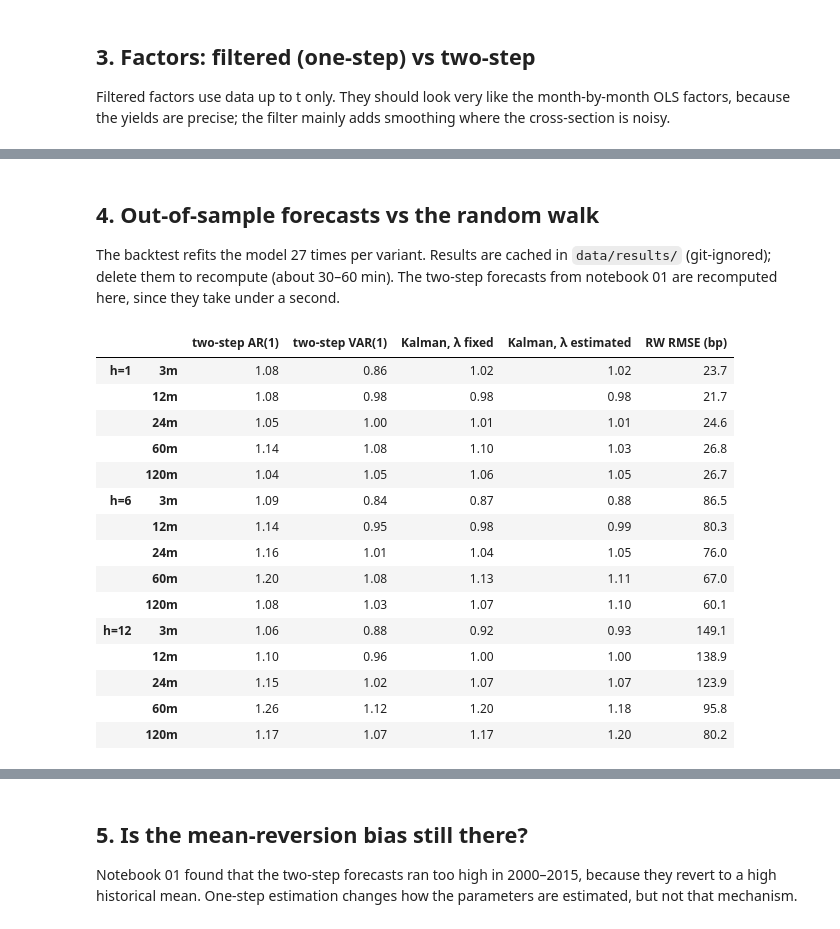
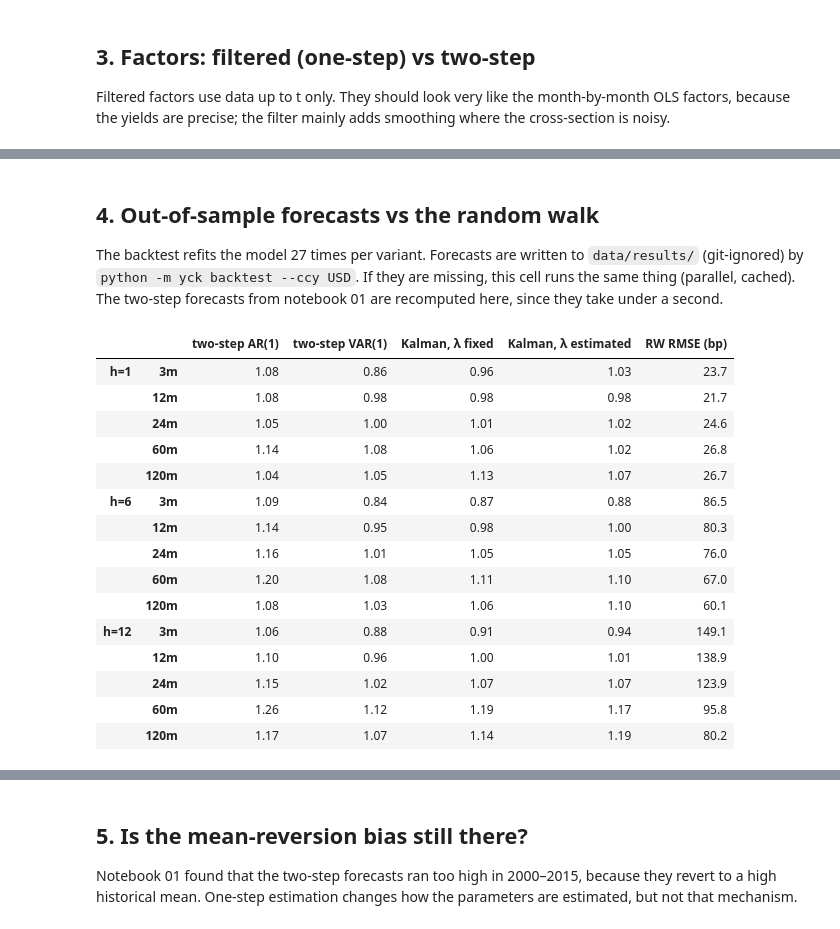
Before and after one commit to bdcdc20/yield-curve-kalman, a Jupyter notebook: notebooks/02_kalman_usd.ipynb, the cells around one changed output, grey strips where cells are left out. Drawn from its saved outputs; the diff is of its cells as text; code cells hidden in the pictures.

```diff
--- a/notebooks/02_kalman_usd.ipynb
+++ b/notebooks/02_kalman_usd.ipynb
@@ -37,11 +43,16 @@ print(f"{len(y)} months, {y.index[0]:%Y-%m} to {y.index[-1]:%Y-%m}")
 at about 30 months). Estimating it adds one parameter, so BIC is the fair
 comparison.
 # %%
-fits = {"λ fixed (0.0609)": fit_dns_mle(y), "λ estimated": fit_dns_mle(y, estimate_lambda=True)}
+fits = {
+    "λ fixed (0.0609)": fit_dns_mle(y, n_starts=6),
+    "λ estimated": fit_dns_mle(y, estimate_lambda=True, n_starts=6),
+    "λ estimated, no floor": fit_dns_mle(y, estimate_lambda=True, h_floor_bp=None, n_starts=6),
+}
 summary = pd.DataFrame({
     name: {"log-likelihood": f.loglik, "parameters": f.n_params, "BIC": f.bic, "λ": f.params.lam,
            "curvature peak (months)": 1.7933 / f.params.lam,
-           "max |eig(A)|": np.max(np.abs(np.linalg.eigvals(f.params.A))), "seconds": f.seconds}
+           "max |eig(A)|": np.max(np.abs(np.linalg.eigvals(f.params.A))),
+           "maturities at floor": int(np.sum(f.params.h <= 1.0001e-4)), "seconds": f.seconds}
     for name, f in fits.items()}).T
 summary.round(4)
 # %% [output]
@@ -107,50 +136,53 @@ axes[0].legend(fontsize=8, frameon=False); fig.tight_layout()
 # %% [markdown]
 ## 4. Out-of-sample forecasts vs the random walk
 
-The backtest refits the model 27 times per variant. Results are cached in
-`data/results/` (git-ignored); delete them to recompute (about 30–60 min).
+The backtest refits the model 27 times per variant. Forecasts are written to
+`data/results/` (git-ignored) by `python -m yck backtest --ccy USD`. If they
+are missing, this cell runs the same thing (parallel, cached).
 The two-step forecasts from notebook 01 are recomputed here, since they take
 under a second.
 # %%
 def kalman_fc(tag, estimate_lambda):
     files = {h: RESULTS / f"fc_USD_kalman_{tag}_h{h}.parquet" for h in H}
     if all(p.exists() for p in files.values()):
         return {h: pd.read_parquet(p) for h, p in files.items()}
     RESULTS.mkdir(parents=True, exist_ok=True)
-    fc = dns_kalman_forecasts(y, H, FIRST_ORIGIN, estimate_lambda=estimate_lambda, verbose=True)
+    import os
+    fc = dns_kalman_forecasts(y, H, FIRST_ORIGIN, estimate_lambda=estimate_lambda, n_starts=6,
+                              jobs=os.cpu_count(), cache_dir=RESULTS / "cache", verbose=True)
     for h, df in fc.items():
         df.to_parquet(files[h])
     return fc
 
 models = {
     "two-step AR(1)": dns_two_step_forecasts(y, H, FIRST_ORIGIN, kind="ar1"),
     "two-step VAR(1)": dns_two_step_forecasts(y, H, FIRST_ORIGIN, kind="var1"),
     "Kalman, λ fixed": kalman_fc("lamfixed", False),
     "Kalman, λ estimated": kalman_fc("lamest", True),
 }
 rw = random_walk_forecasts(y, H, FIRST_ORIGIN)
 SHOW = ["3m", "12m", "24m", "60m", "120m"]
 tables = {h: rmse_table({**{n: m[h] for n, m in models.items()}, "RW": rw[h]}, y) for h in H}
 ratio = pd.concat({f"h={h}": tables[h][list(models)].div(tables[h]["RW"], axis=0).loc[SHOW] for h in H})
 ratio.round(2).join(pd.concat({f"h={h}": tables[h][["RW"]].loc[SHOW] for h in H}).round(1)
                     .rename(columns={"RW": "RW RMSE (bp)"}))
 # %% [output]
 |  |  | two-step AR(1) | two-step VAR(1) | Kalman, λ fixed | Kalman, λ estimated | RW RMSE (bp) |
-| h=1 | 3m | 1.08 | 0.86 | 1.02 | 1.02 | 23.7 |
+| h=1 | 3m | 1.08 | 0.86 | 0.96 | 1.03 | 23.7 |
 |  | 12m | 1.08 | 0.98 | 0.98 | 0.98 | 21.7 |
-|  | 24m | 1.05 | 1.00 | 1.01 | 1.01 | 24.6 |
-|  | 60m | 1.14 | 1.08 | 1.10 | 1.03 | 26.8 |
-|  | 120m | 1.04 | 1.05 | 1.06 | 1.05 | 26.7 |
+|  | 24m | 1.05 | 1.00 | 1.01 | 1.02 | 24.6 |
+|  | 60m | 1.14 | 1.08 | 1.06 | 1.02 | 26.8 |
+|  | 120m | 1.04 | 1.05 | 1.13 | 1.07 | 26.7 |
 | h=6 | 3m | 1.09 | 0.84 | 0.87 | 0.88 | 86.5 |
-|  | 12m | 1.14 | 0.95 | 0.98 | 0.99 | 80.3 |
-|  | 24m | 1.16 | 1.01 | 1.04 | 1.05 | 76.0 |
-|  | 60m | 1.20 | 1.08 | 1.13 | 1.11 | 67.0 |
-|  | 120m | 1.08 | 1.03 | 1.07 | 1.10 | 60.1 |
-| h=12 | 3m | 1.06 | 0.88 | 0.92 | 0.93 | 149.1 |
-|  | 12m | 1.10 | 0.96 | 1.00 | 1.00 | 138.9 |
+|  | 12m | 1.14 | 0.95 | 0.98 | 1.00 | 80.3 |
+|  | 24m | 1.16 | 1.01 | 1.05 | 1.05 | 76.0 |
+|  | 60m | 1.20 | 1.08 | 1.11 | 1.10 | 67.0 |
+|  | 120m | 1.08 | 1.03 | 1.06 | 1.10 | 60.1 |
+| h=12 | 3m | 1.06 | 0.88 | 0.91 | 0.94 | 149.1 |
+|  | 12m | 1.10 | 0.96 | 1.00 | 1.01 | 138.9 |
 |  | 24m | 1.15 | 1.02 | 1.07 | 1.07 | 123.9 |
-|  | 60m | 1.26 | 1.12 | 1.20 | 1.18 | 95.8 |
-|  | 120m | 1.17 | 1.07 | 1.17 | 1.20 | 80.2 |
+|  | 60m | 1.26 | 1.12 | 1.19 | 1.17 | 95.8 |
+|  | 120m | 1.17 | 1.07 | 1.14 | 1.19 | 80.2 |
 # %%
 fig, axes = plt.subplots(1, 3, figsize=(12, 3.4), sharey=True)
 mats = [int(c[:-1]) for c in y.columns]
```
Also changed, not shown: parts of 11 cells of this notebook, 2 other files.
